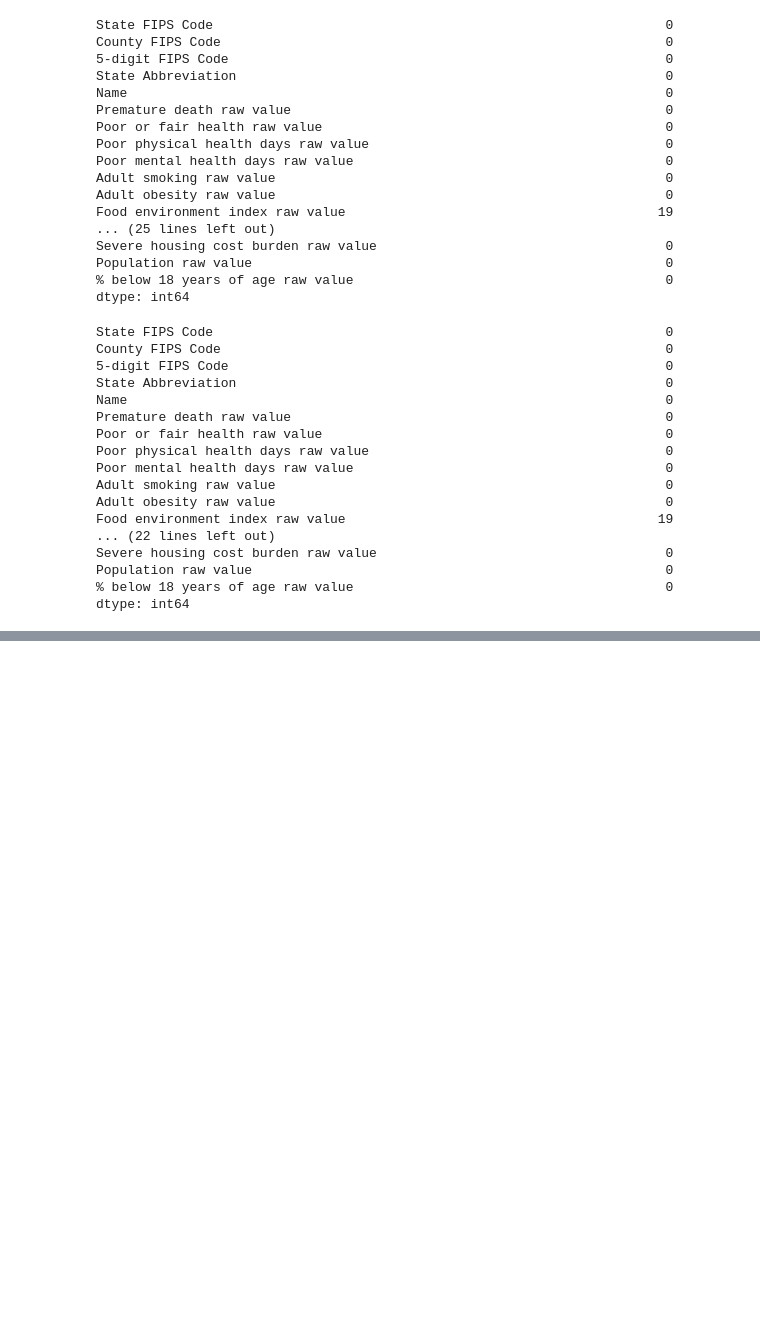
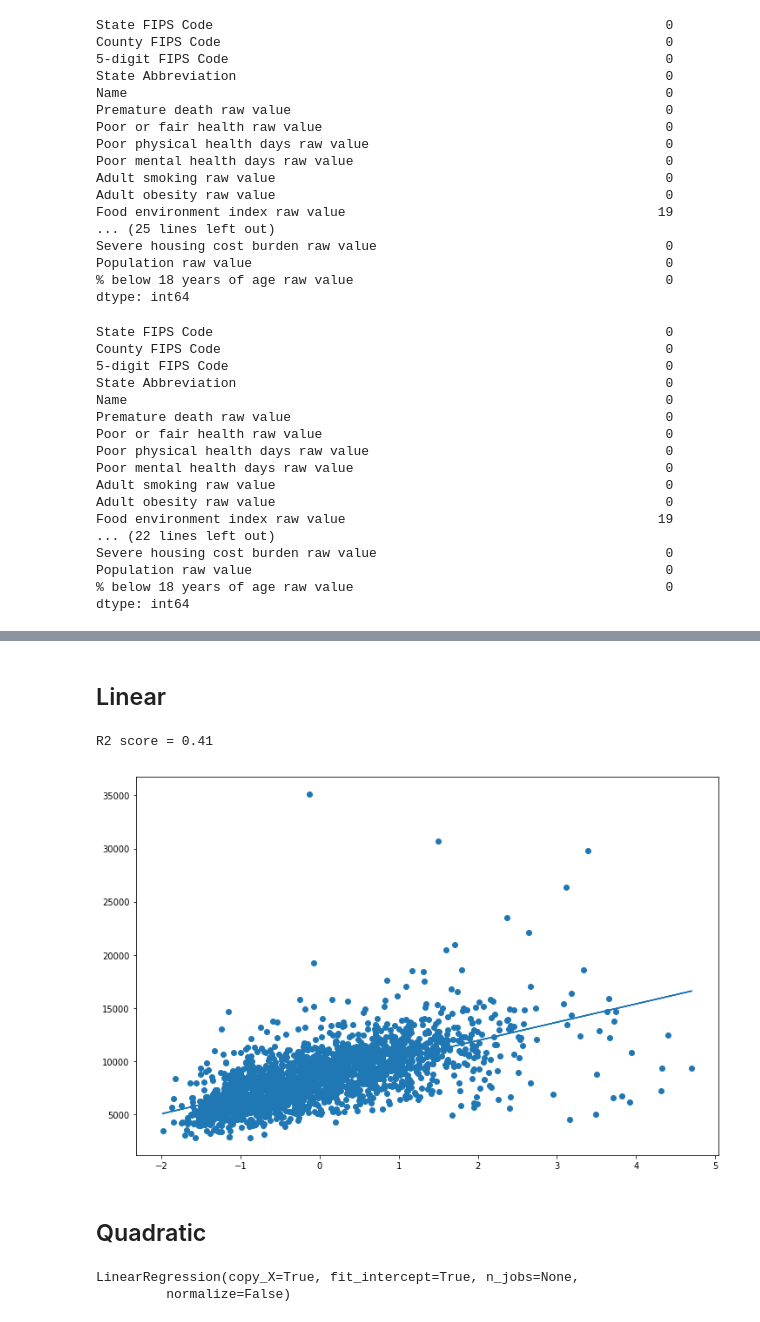
Before and after one commit to awesomeahi95/LaVie-Insurance, a Jupyter notebook: index.ipynb, the cells around one changed output, grey strips where cells are left out. Cells and saved outputs as stored; diff of their text form; code cells hidden in the pictures; blank space fills up the shorter version.

```diff
--- a/index.ipynb
+++ b/index.ipynb
@@ -405,0 +435,10 @@ df4.head()
+# %%
+y = df_clean5['Premature death raw value']
+X = df_clean5.iloc[:,6:37]
+X_train, X_test, y_train, y_test = train_test_split(X, y, random_state=42, train_size=0.75)
+# %%
+scaler = StandardScaler()
+X_train_s = scaler.fit_transform(X_train)
+X_test_s = scaler.transform(X_test)
+# %%
+X_train_s = pd.DataFrame(X_train_s, columns = X_train.columns)
@@ -405,0 +465,17 @@ df4.head()
+# %%
+chosen_variable = "Poor or fair health raw value"
+# %% [markdown]
+## Linear
+# %%
+lr = LinearRegression()
+lr.fit(X_train_s[chosen_variable].values.reshape(-1,1),y_train)
+model_pred = lr.predict(X_train_s[chosen_variable].values.reshape(-1,1))
+plt.figure(figsize=(12,8))
+plt.scatter(X_train_s[chosen_variable],y_train)
+plt.plot(X_train_s[chosen_variable],model_pred)
+print("R2 score = {:.2f}".format(r2_score(y_train,model_pred)))
+# %% [output]
+R2 score = 0.41
+[figure, added]
+# %% [markdown]
+## Quadratic
@@ -405,0 +486,5 @@ df4.head()
+# %%
+lin_reg_2.fit(X_poly_b,y_train)
+# %% [output]
+LinearRegression(copy_X=True, fit_intercept=True, n_jobs=None,
+         normalize=False)
```
Also changed, not shown: parts of 19 cells of this notebook.
